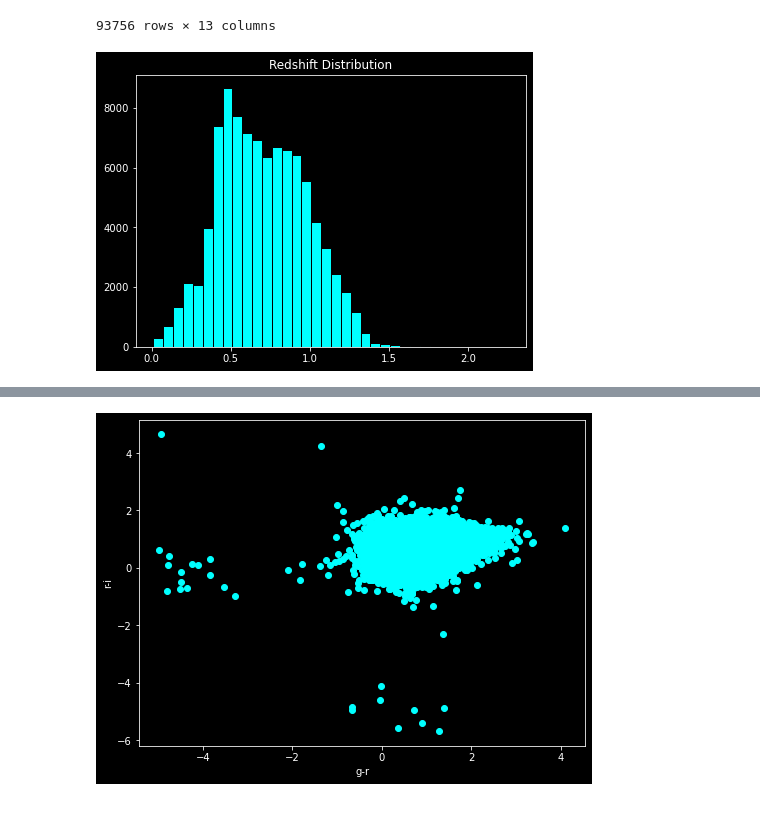
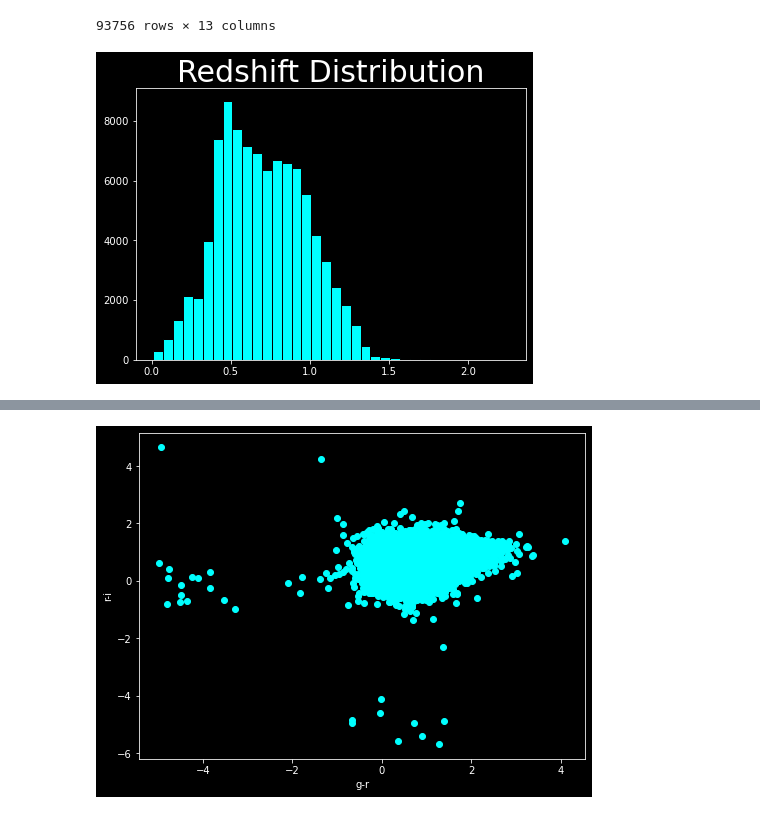
Before and after one commit to JimenaGonzalez/Simulations-Double-Source-Gravitational-Lensing, a Jupyter notebook: Color_Distribution/Source_distributions.ipynb, the cells around one changed output, grey strips where cells are left out. Saved outputs shown, nothing was run; the diff lists cells and outputs as text; code cells hidden in the pictures.

```diff
--- a/Color_Distribution/Source_distributions.ipynb
+++ b/Color_Distribution/Source_distributions.ipynb
@@ -35,11 +35,11 @@ data
 93756 rows × 13 columns
 # %%
 plt.figure(figsize=(7,5))
-plt.title('Redshift Distribution')
+plt.title('Redshift Distribution',  fontsize=30)
 plt.hist(data['DNF_ZMEAN_SOF'], color = 'cyan', edgecolor = 'black', bins = int(180/5))
 plt.show()
 # %% [output]
-[figure, old version]
+[figure, new version]
 # %%
 data['g_r'] = data['MAG_PSF_G'] - data['MAG_PSF_R'] # g-r color
 data['r_i'] = data['MAG_PSF_R'] - data['MAG_PSF_I'] # r-i color
```
Also changed, not shown: parts of 1 cell of this notebook.
